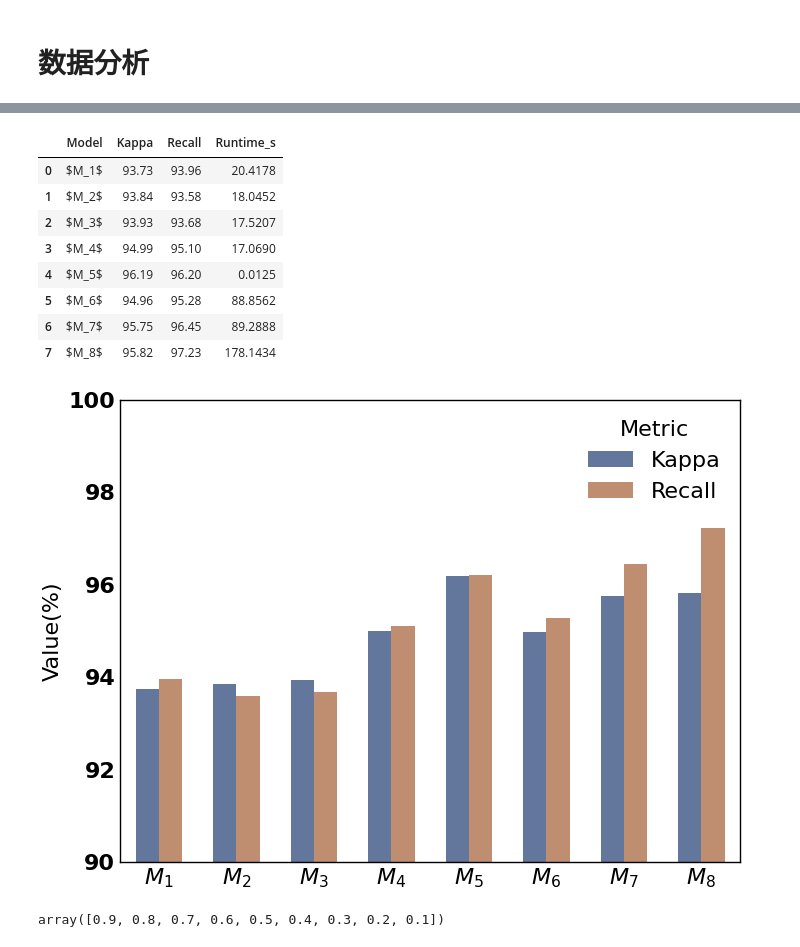
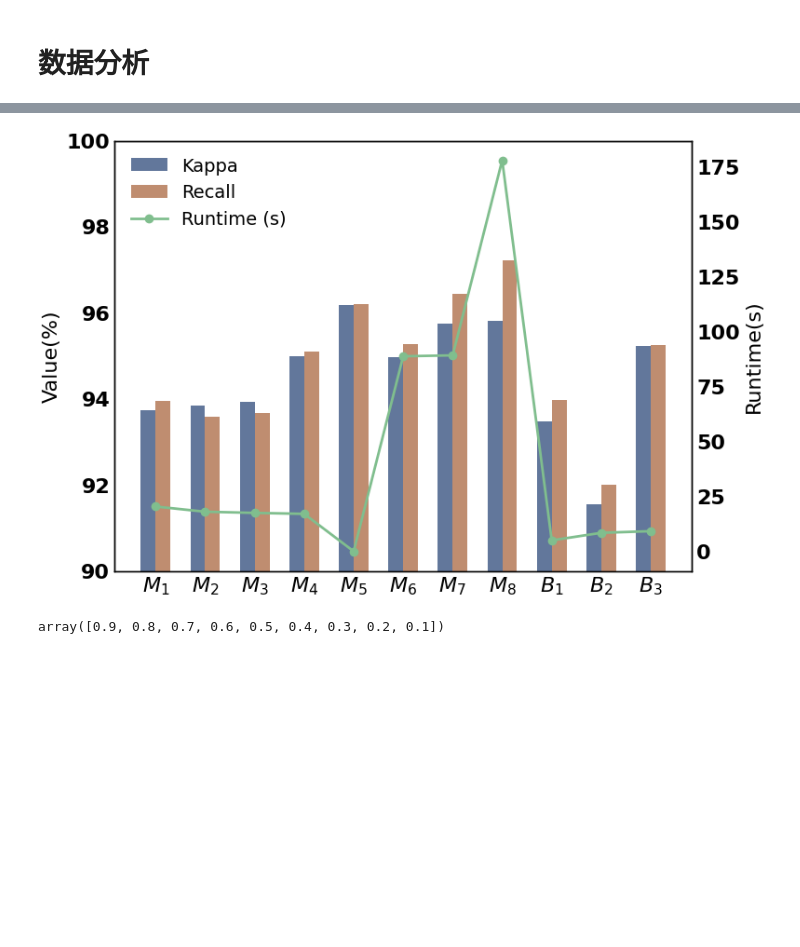
Before and after one commit to ZenCoder-art/ofd, a Jupyter notebook: backend/notebooks/data_analysis.ipynb, the cells around one changed output, grey strips where cells are left out. Saved outputs shown, nothing was run; the diff lists cells and outputs as text; code cells hidden in the pictures; blank space fills up the shorter version.

```diff
--- a/backend/notebooks/data_analysis.ipynb
+++ b/backend/notebooks/data_analysis.ipynb
@@ -16,21 +30,44 @@ PROCESSED_DATA_DIR = Path("../dataset/processed")
 # %%
 data = {
-    'Model': [r'$M_1$', r'$M_2$', r'$M_3$', r'$M_4$', r'$M_5$', r'$M_6$', r'$M_7$', r'$M_8$'],
-    'Kappa': [0.9373, 0.9384, 0.9393, 0.9499, 0.9619, 0.9496, 0.9575, 0.9582],
-    'Recall': [0.9396, 0.9358, 0.9368, 0.9510, 0.9620, 0.9528, 0.9645, 0.9723],
-    'Runtime_s': [20.4178, 18.0452, 17.5207, 17.0690, 0.0125, 88.8562, 89.2888, 178.1434]
+    'Model': [r'$M_1$', r'$M_2$', r'$M_3$', r'$M_4$', r'$M_5$', r'$M_6$', r'$M_7$', r'$M_8$', r"$B_1$", r"$B_2$", r"$B_3$"],
+    'Kappa': [0.9373, 0.9384, 0.9393, 0.9499, 0.9619, 0.9496, 0.9575, 0.9582, 0.9347, 0.9155, 0.9523],
+    'Recall': [0.9396, 0.9358, 0.9368, 0.9510, 0.9620, 0.9528, 0.9645, 0.9723, 0.9397, 0.9201, 0.9525],
+    'Runtime_s': [20.4178, 18.0452, 17.5207, 17.0690, 0.0125, 88.8562, 89.2888, 178.1434, 5.0057, 8.4413, 9.1990]
 }
 df = pd.DataFrame(data)
 df['Kappa'] = df['Kappa'] * 100
 df['Recall'] = df['Recall'] * 100
-df
+df_long = pd.melt(
+    df,
+    id_vars=["Model"],
+    value_vars=["Kappa", "Recall"],
+    var_name="Metric",
+    value_name="Value",
+)
+fig, ax = plt.subplots(figsize=(8, 6))
+sns.barplot(
+    data=df_long, x="Model", y="Value", hue="Metric", palette=["#5975A4", "#CC8963"], ax=ax, width=0.6
+)
+ax.set_ylim(90, 100)
+ax.set_xlabel("")
+for label in ax.get_yticklabels():
+    label.set_fontweight('bold')
+ax.set_ylabel("Value(%)", fontsize=16)
+ax.tick_params(axis='both', which='both', bottom=False, top=False, left=False, right=False, labelbottom=True, labelleft=True)
+ax.tick_params(axis='y', length=0)
+ax1 = ax.twinx()
+ax1.plot(df["Model"], df["Runtime_s"], color="#80BE8E", marker='o', linestyle='-', linewidth=2, label='Runtime (s)')
+ax1.tick_params(axis='both', which='both', bottom=False, top=False, left=False, right=False, labelbottom=True, labelleft=False)
+ax1.set_ylabel("Runtime(s)", fontsize=16)
+ax1.tick_params(axis='y', length=0)
+
+for label in ax1.get_yticklabels():
+    label.set_fontweight('bold')
+ax.legend_.remove()
+h1, l1 = ax.get_legend_handles_labels()
+h2, l2 = ax1.get_legend_handles_labels()
+ax1.legend(h1 + h2, l1 + l2, loc='upper left', fontsize=14)
+ax.yaxis.set_ticks_position('none')  # 不显示刻度线
+plt.show()
 # %% [output]
-|  | Model | Kappa | Recall | Runtime_s |
-| 0 | $M_1$ | 93.73 | 93.96 | 20.4178 |
-| 1 | $M_2$ | 93.84 | 93.58 | 18.0452 |
-| 2 | $M_3$ | 93.93 | 93.68 | 17.5207 |
-| 3 | $M_4$ | 94.99 | 95.10 | 17.0690 |
-| 4 | $M_5$ | 96.19 | 96.20 | 0.0125 |
-| 5 | $M_6$ | 94.96 | 95.28 | 88.8562 |
-| 6 | $M_7$ | 95.75 | 96.45 | 89.2888 |
-| 7 | $M_8$ | 95.82 | 97.23 | 178.1434 |
+[figure, added]
@@ -45,22 +74,3 @@ df_long = pd.melt(
-# %%
-fig, ax = plt.subplots(figsize=(8, 6))
-sns.barplot(
-    data=df_long, x="Model", y="Value", hue="Metric", palette=["#5975A4", "#CC8963"], ax=ax, width=0.6
-)
-ax.set_ylim(90, 100)
-ax.set_xlabel("")
-ax.tick_params(axis='both', labelsize=16)
-
-for label in ax.get_xticklabels():
-    label.set_fontweight('bold')
-
-for label in ax.get_yticklabels():
-    label.set_fontweight('bold')
-ax.set_ylabel("Value(%)", fontsize=16)
-plt.tick_params(axis='both', which='both', bottom=False, top=False, left=False, right=False, labelbottom=True, labelleft=True)
-plt.show()
-# %% [output]
-[figure, removed]
 # %%
 inputs = joblib.load(PROCESSED_DATA_DIR / "inputs.joblib")
 target = joblib.load(PROCESSED_DATA_DIR / "target.joblib")
```
Also changed, not shown: parts of 5 cells of this notebook, 2 other files.
